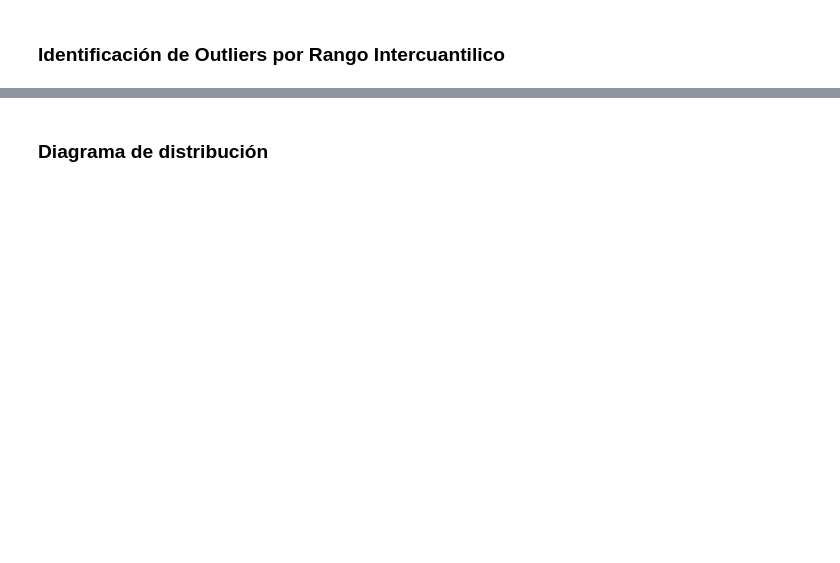
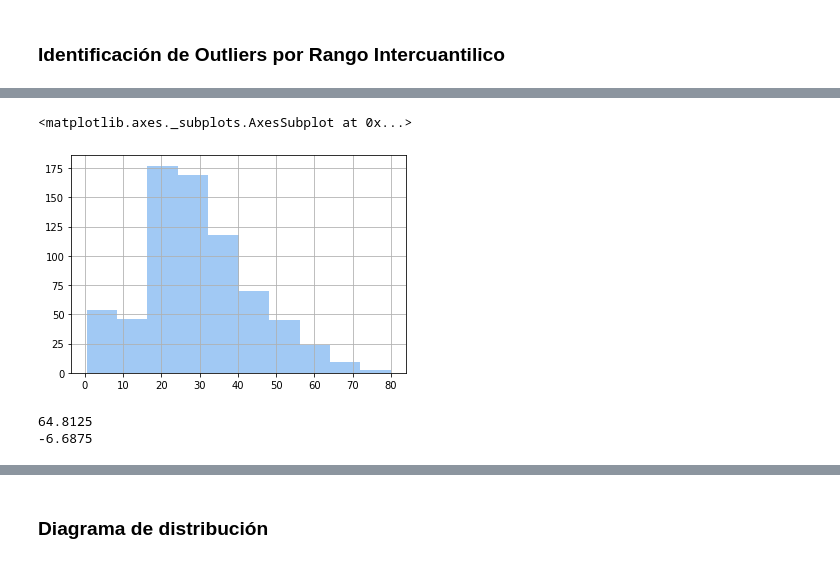
Before and after one commit to JCaballerot/Programacion_en_Python, a Jupyter notebook: modulo6/Estadística_para_el_análisis_de_datos.ipynb, the cells around one changed output, grey strips where cells are left out. Cells and saved outputs as stored; diff of their text form; code cells hidden in the pictures; blank space fills up the shorter version.

```diff
--- a/modulo6/Estadística_para_el_análisis_de_datos.ipynb
+++ b/modulo6/Estadística_para_el_análisis_de_datos.ipynb
@@ -152,3 +158,32 @@ sns.boxplot(x = titanic["Age"])
 # %%
 # Estadisticos básicos de la tabla
 titanic.describe().transpose()
+# %%
+
+titanic["Age"].hist()
+# %% [output]
+<matplotlib.axes._subplots.AxesSubplot at 0x...>
+[figure, added]
+# %%
+
+# Z - score
+# amplitud: 1.5
+
+arry = np.array(titanic.Age.dropna())
+
+Q3 = np.percentile(arry, 75)
+Q1 = np.percentile(arry, 25)
+RIC = np.percentile(arry, 75) - np.percentile(arry, 25)
+
+ls = Q3 + 1.5*RIC
+li = Q1 - 1.5*RIC
+
+titanic['Age_t'] = titanic.Age.apply(lambda x: ls if x > ls
+                                          else li if x < li
+                                          else x)
+
+print(ls)
+print(li)
+# %% [output]
+64.8125
+-6.6875
```
Also changed, not shown: parts of 11 cells of this notebook.
